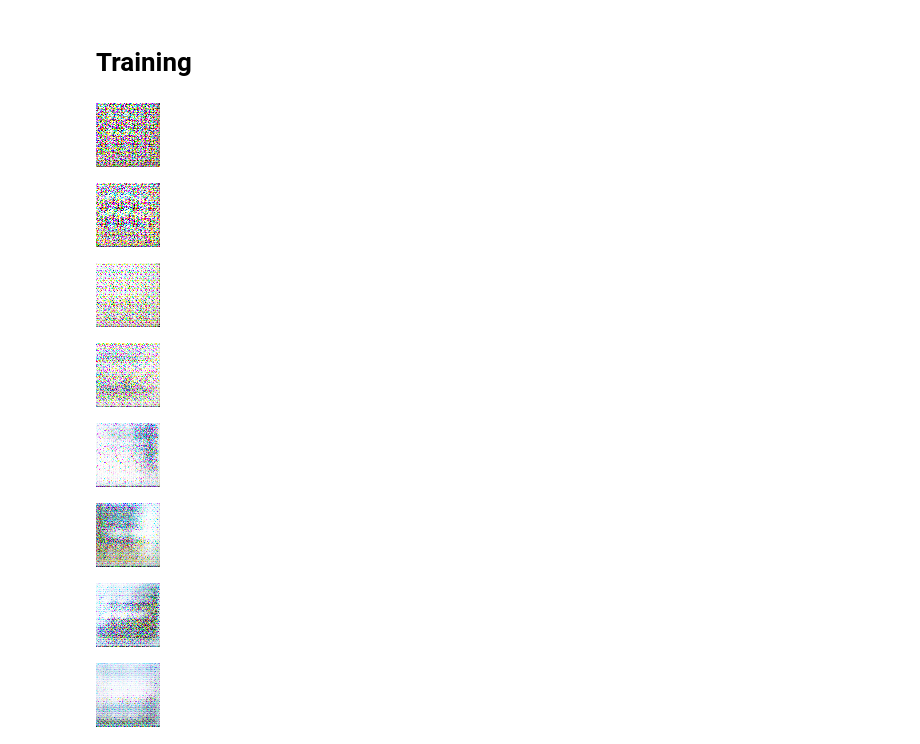
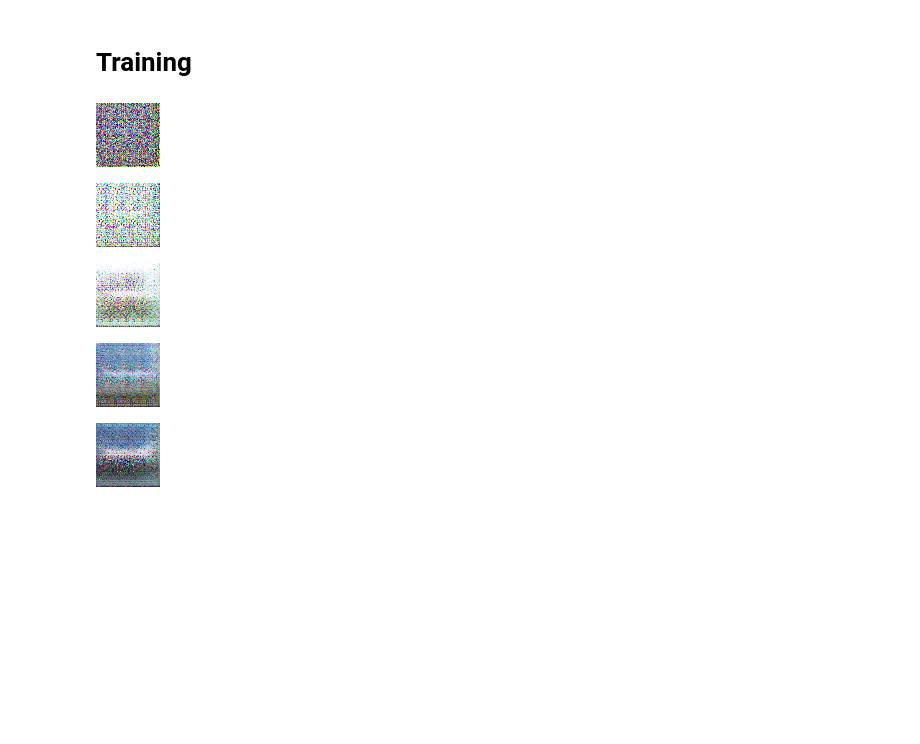
Before and after one commit to bradley-ray/implementing-deep-learn-papers, a Jupyter notebook: deep_convolutional_gan.ipynb, the cells around one changed output. Saved outputs shown, nothing was run; the diff lists cells and outputs as text; code cells hidden in the pictures; blank space fills up the shorter version.

```diff
--- a/deep_convolutional_gan.ipynb
+++ b/deep_convolutional_gan.ipynb
@@ -234,19 +253,28 @@ dis = Discriminator(channel_sizes=channel_sizes).to(DEVICE)
+# %%
+EPOCHS = 20
+BS = 64
+BETA_1 = 0.5
+BETA_2 = 0.999
+LR = 1e-4
+Z_DIM = 100
 # %%
-fixed = torch.randn([1, z_dim]).to(DEVICE)
+fixed = torch.randn([1, Z_DIM]).to(DEVICE)
-# %%
-EPOCHS = 10
-BS = 64
-BETA_1 = 0.5
-BETA_2 = 0.999
-LR = 1e-4
+# %%
+gan = GAN(channel_sizes)
 # %%
-train_model(gen, dis, fixed, data, epochs=EPOCHS, bs=BS, lr=LR, beta_1=BETA_1, beta_2=BETA_2, z_dim=z_dim)
+gan.train_model(
+    ds=data,
+    fixed=fixed,
+    epochs=EPOCHS,
+    bs=BS,
+    lr=LR,
+    beta_1=BETA_1,
+    beta_2=BETA_2,
+    z_dim=Z_DIM
+)
 # %% [output]
-[figure, old version]
+[figure, new version]
-[figure, old version]
+[figure, new version]
-[figure, old version]
+[figure, new version]
-[figure, old version]
+[figure, new version]
-[figure, old version]
+[figure, new version]
-[figure, removed]
-[figure, removed]
-[figure, removed]
```
Also changed, not shown: parts of 20 cells of this notebook.
